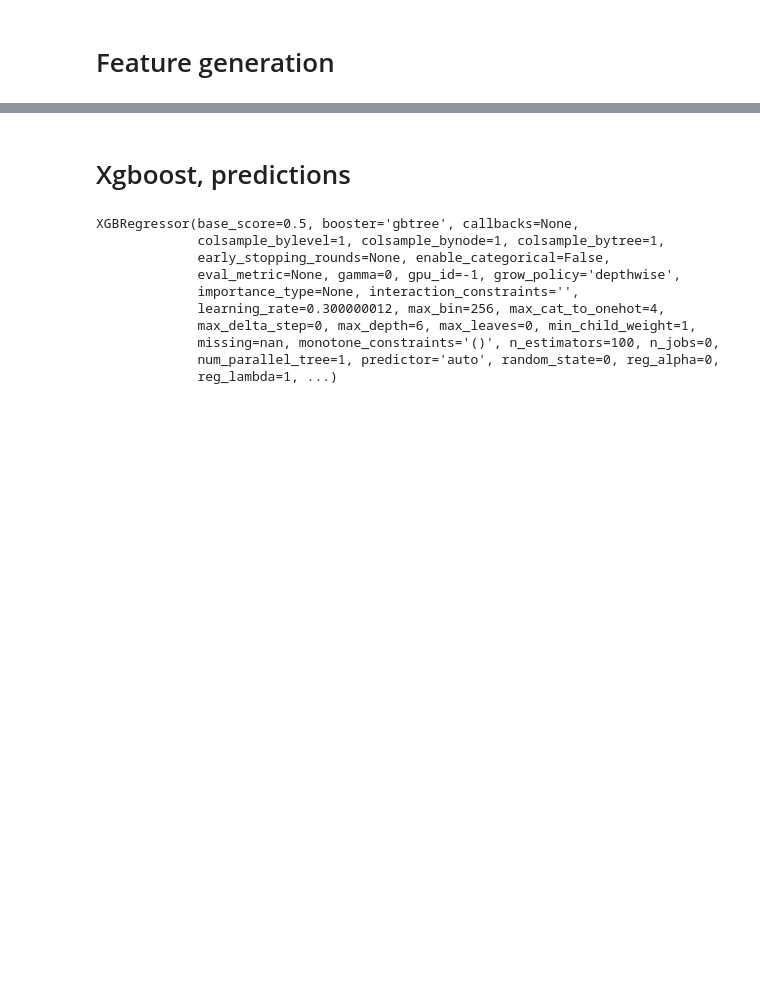
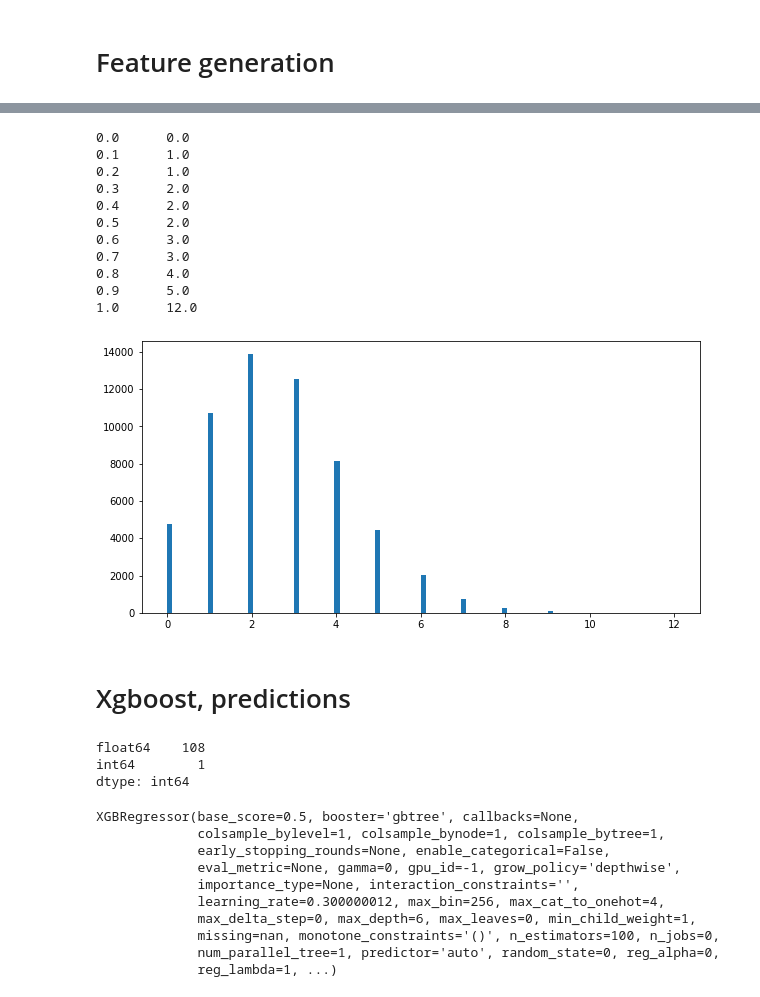
Before and after one commit to nestrading100kg/bets, a Jupyter notebook: notebooks/odds.ipynb, the cells around one changed output, grey strips where cells are left out. Drawn from its saved outputs; the diff is of its cells as text; code cells hidden in the pictures; blank space fills up the shorter version.

```diff
--- a/notebooks/odds.ipynb
+++ b/notebooks/odds.ipynb
@@ -317,3 +371,18 @@ y = X[tcols[0]]
+# %%
+hist(y_train.home_teamStats_goal + y_train.away_teamStats_goal)
+# %% [output]
+0.0      0.0
+0.1      1.0
+0.2      1.0
+0.3      2.0
+0.4      2.0
+0.5      2.0
+0.6      3.0
+0.7      3.0
+0.8      4.0
+0.9      5.0
+1.0      12.0
+[figure, added]
 # %% [markdown]
 # Xgboost, predictions
 # %%
@@ -321,4 +390,10 @@ x = X.drop(tcols, axis=1)
 y = X[tcols[0]]
 # %%
 X_train, X_test, y_train, y_test = train_test_split(x, y, test_size=0.33, random_state=42, shuffle=False)
+# %%
+X_train.dtypes.value_counts()
+# %% [output]
+float64    108
+int64        1
+dtype: int64
 # %%
```
Also changed, not shown: parts of 64 cells of this notebook, 1 other file.
